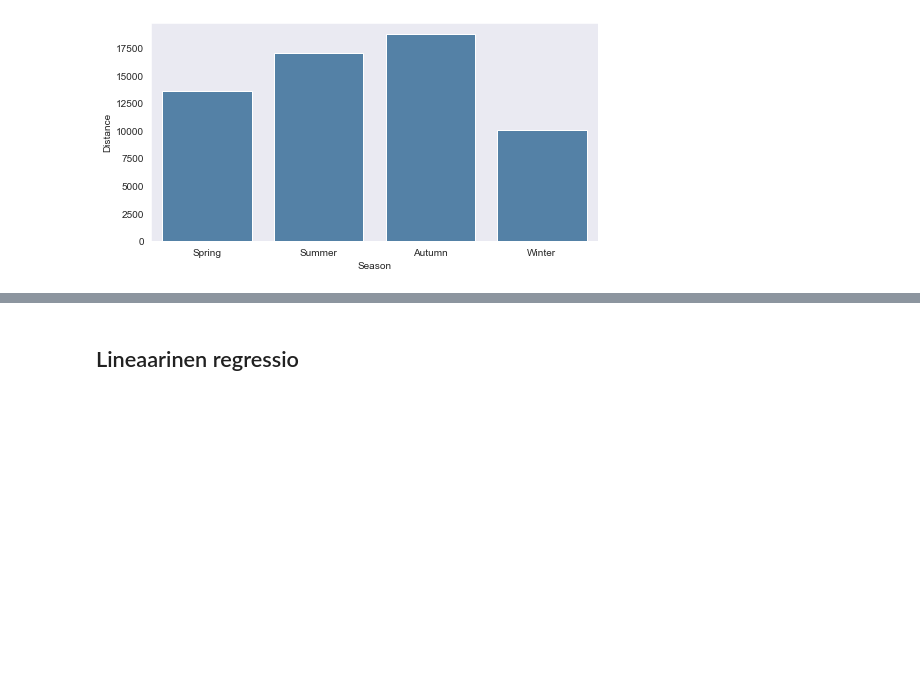
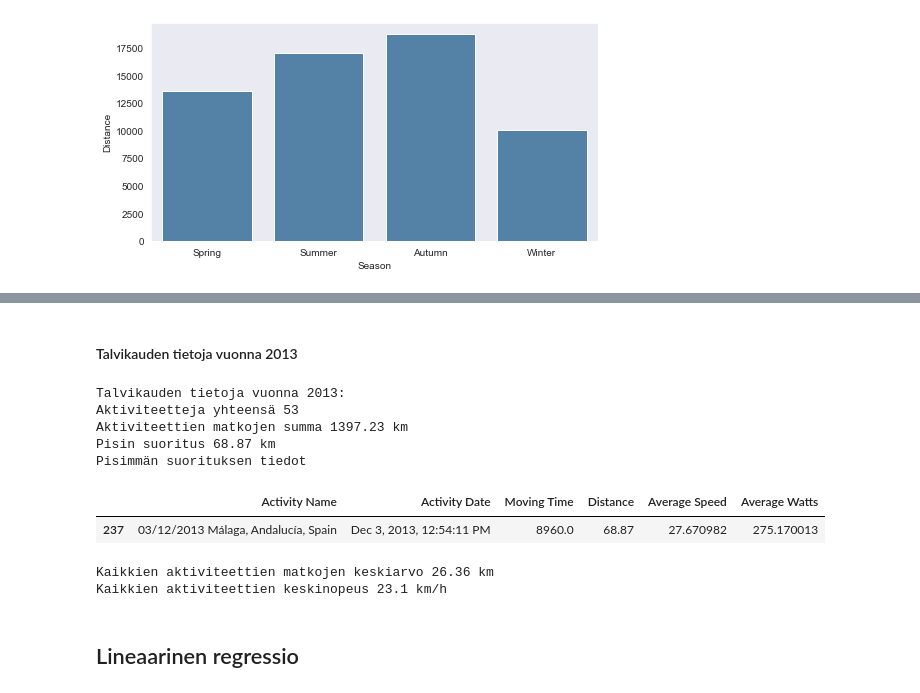
Before and after one commit to laakkti/deeplearningHT, a Jupyter notebook: osa4_tehtava.ipynb, the cells around one changed output, grey strips where cells are left out. Saved outputs shown, nothing was run; the diff lists cells and outputs as text; code cells hidden in the pictures; blank space fills up the shorter version.

```diff
--- a/osa4_tehtava.ipynb
+++ b/osa4_tehtava.ipynb
@@ -817,3 +834,34 @@ mitkä olivat 10 pisintä suoritusta ko. vuonna
+# %% [markdown]
+#### Talvikauden tietoja vuonna 2013
+# %%
+print(f"Talvikauden tietoja vuonna {year}:")
+lkm=dfSeason.shape[0]
+print(f"Aktiviteetteja yhteensä {lkm}")
+
+sum=dfSeason['Distance'].sum()
+print(f"Aktiviteettien matkojen summa {sum} km")
+
+max=dfSeason['Distance'].max()
+print(f"Pisin suoritus {max} km")
+dfMax=dfSeason.loc[(yearData['Distance']==max)]
+print(f"Pisimmän suorituksen tiedot")
+display(dfMax[columns])
+
+mean=round(dfSeason['Distance'].mean(),2)
+print(f"Kaikkien aktiviteettien matkojen keskiarvo {mean} km")
+
+mean=round(dfSeason['Average Speed'].mean(),2)
+print(f"Kaikkien aktiviteettien keskinopeus {mean} km/h")
+# %% [output]
+Talvikauden tietoja vuonna 2013:
+Aktiviteetteja yhteensä 53
+Aktiviteettien matkojen summa 1397.23 km
+Pisin suoritus 68.87 km
+Pisimmän suorituksen tiedot
+|  | Activity Name | Activity Date | Moving Time | Distance | Average Speed | Average Watts |
+| 237 | 03/12/2013 Málaga, Andalucía, Spain | Dec 3, 2013, 12:54:11 PM | 8960.0 | 68.87 | 27.670982 | 275.170013 |
+Kaikkien aktiviteettien matkojen keskiarvo 26.36 km
+Kaikkien aktiviteettien keskinopeus 23.1 km/h
 # %% [markdown]
 ## Lineaarinen regressio
 # %%
```
Also changed, not shown: parts of 16 cells of this notebook.
